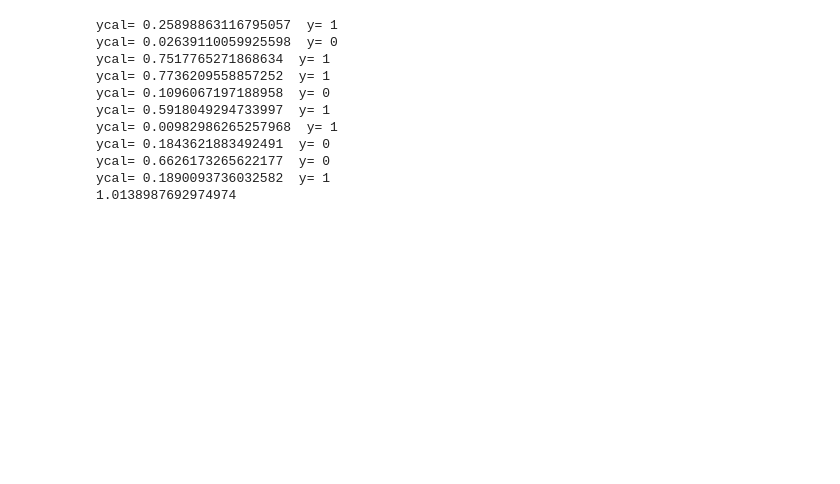
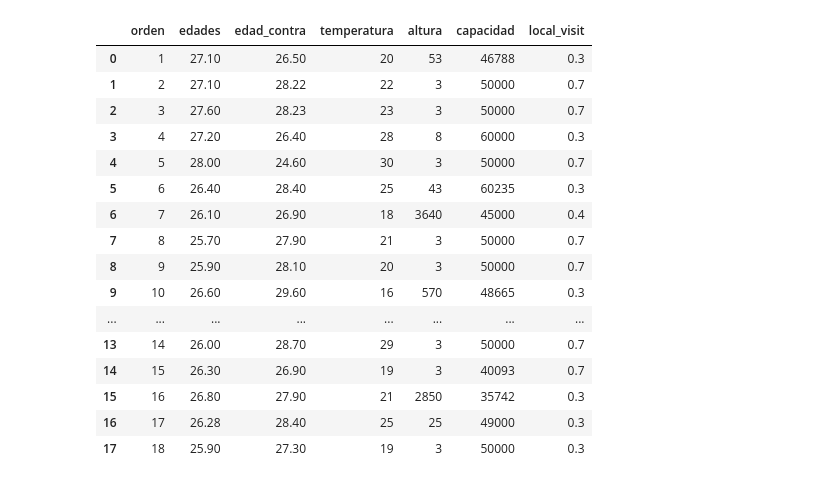
Before and after one commit to ltch23/TIA, a Jupyter notebook: Regresion Logistica.ipynb, the cells around one changed output. Cells and saved outputs as stored; diff of their text form; code cells hidden in the pictures; blank space fills up the shorter version.

Commit message:
Funcion logistica

```diff
--- a/Regresion Logistica.ipynb
+++ b/Regresion Logistica.ipynb
@@ -28,29 +44,15 @@ def regre(x):
         a=random()
     return a
 # %%
-x = [2,3,3,4,5,6,7,8,9,8]
-y = [1,0,1,1,0,1,1,0,0,1]
+#x = [2,3,3,4,5,6,7,8,9,8]
+#y = [1,0,1,1,0,1,1,0,0,1]
 
 #funcion costo
-def logistic_cost(x, y):
+def logistic_cost(y2, y):
     cost = 0
     for i in range (len(y)):
-        ycal=regre(x[i])
-        print("ycal=", ycal, " y=", y[i])
-        cost+=(y[i]*np.log(ycal))+((1-y[i])*np.log(1-ycal))
+        ycal=y2[i]
+        print("ycal=", ycal, " y=", y[i][0])
+        cost+=(y[i][0]*np.log(ycal))+((1-y[i][0])*np.log(1-ycal))
 
     return cost/(-len(y))
-
-print(logistic_cost(x,y))
-# %% [output]
-ycal= 0.25898863116795057  y= 1
-ycal= 0.02639110059925598  y= 0
-ycal= 0.7517765271868634  y= 1
-ycal= 0.7736209558857252  y= 1
-ycal= 0.1096067197188958  y= 0
-ycal= 0.5918049294733997  y= 1
-ycal= 0.00982986265257968  y= 1
-ycal= 0.1843621883492491  y= 0
-ycal= 0.6626173265622177  y= 0
-ycal= 0.1890093736032582  y= 1
-1.0138987692974974
@@ -56,0 +80,30 @@ ycal= 0.1890093736032582  y= 1
+# %%
+row_data = {'orden':np.arange(1,19),
+            'edades':[27.1,27.1,27.6,27.2,28.0,26.4,26.1,25.7,25.9,26.6,26,26.7,26.3,26,26.3,26.8,26.28,25.9],
+            'edad_contra':[26.5,28.22,28.23,26.4,24.6,28.4,26.9,27.9,28.1,29.6,26.4,26,24.7,28.7,26.9,27.9,28.4,27.3],
+            'temperatura':[20,22,23,28,30,25,18,21,20,16,27,23,25,29,19,21,25,19] ,
+            'altura':[53,3,3,8,3,43,3640,3,3,570,43,3,67,3,3,2850,25,3],
+            'capacidad':[46788,50000,50000,60000,50000,60235,45000,50000,50000,48665,42354,50000,51796,50000,40093,35742,49000,50000],
+            'local_visit':[0.3,0.7,0.7,0.3,0.7,0.3,0.4,0.7,0.7,0.3,0.3,0.7,0.3,0.7,0.7,0.3,0.3,0.3] }
+file = pd.DataFrame(row_data,
+                    columns=['orden','edades','edad_contra','temperatura','altura','capacidad','local_visit'])
+file.to_csv('data.csv')
+file
+# %% [output]
+|  | orden | edades | edad_contra | temperatura | altura | capacidad | local_visit |
+| 0 | 1 | 27.10 | 26.50 | 20 | 53 | 46788 | 0.3 |
+| 1 | 2 | 27.10 | 28.22 | 22 | 3 | 50000 | 0.7 |
+| 2 | 3 | 27.60 | 28.23 | 23 | 3 | 50000 | 0.7 |
+| 3 | 4 | 27.20 | 26.40 | 28 | 8 | 60000 | 0.3 |
+| 4 | 5 | 28.00 | 24.60 | 30 | 3 | 50000 | 0.7 |
+| 5 | 6 | 26.40 | 28.40 | 25 | 43 | 60235 | 0.3 |
+| 6 | 7 | 26.10 | 26.90 | 18 | 3640 | 45000 | 0.4 |
+| 7 | 8 | 25.70 | 27.90 | 21 | 3 | 50000 | 0.7 |
+| 8 | 9 | 25.90 | 28.10 | 20 | 3 | 50000 | 0.7 |
+| 9 | 10 | 26.60 | 29.60 | 16 | 570 | 48665 | 0.3 |
+| ... | ... | ... | ... | ... | ... | ... | ... |
+| 13 | 14 | 26.00 | 28.70 | 29 | 3 | 50000 | 0.7 |
+| 14 | 15 | 26.30 | 26.90 | 19 | 3 | 40093 | 0.7 |
+| 15 | 16 | 26.80 | 27.90 | 21 | 2850 | 35742 | 0.3 |
+| 16 | 17 | 26.28 | 28.40 | 25 | 25 | 49000 | 0.3 |
+| 17 | 18 | 25.90 | 27.30 | 19 | 3 | 50000 | 0.3 |
```
Also changed, not shown: parts of 9 cells of this notebook.
